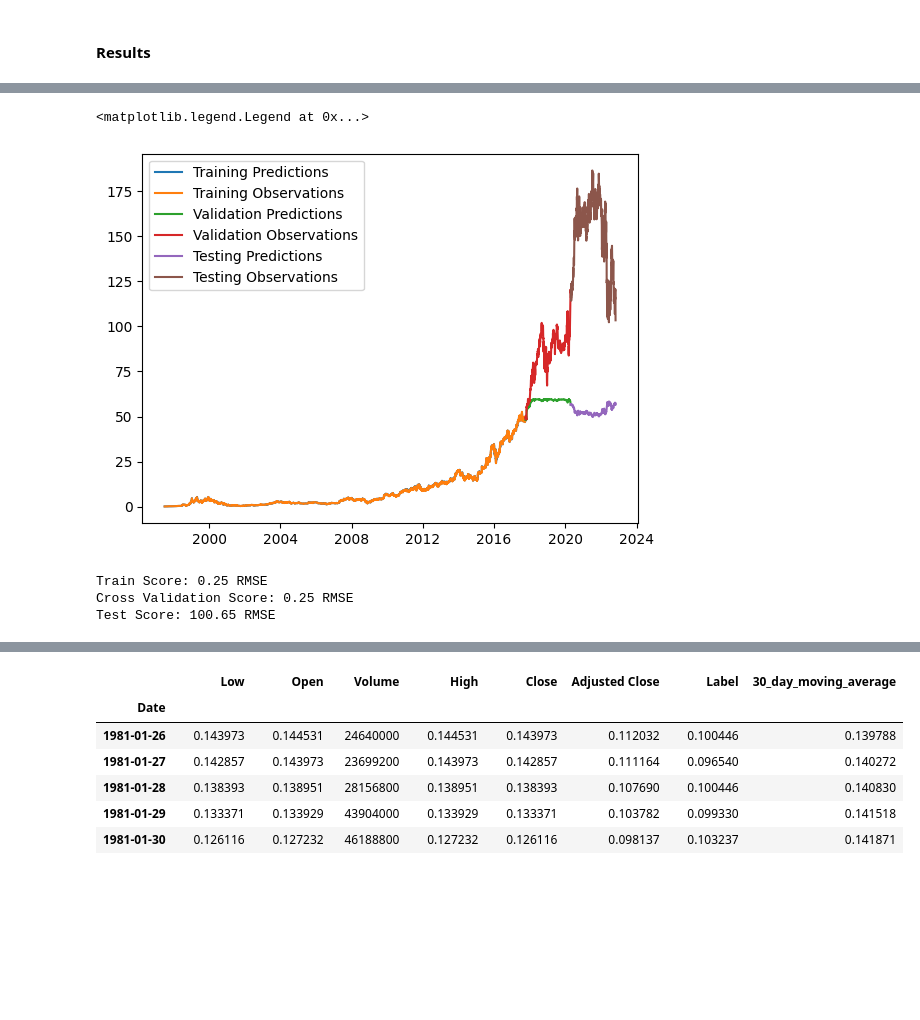
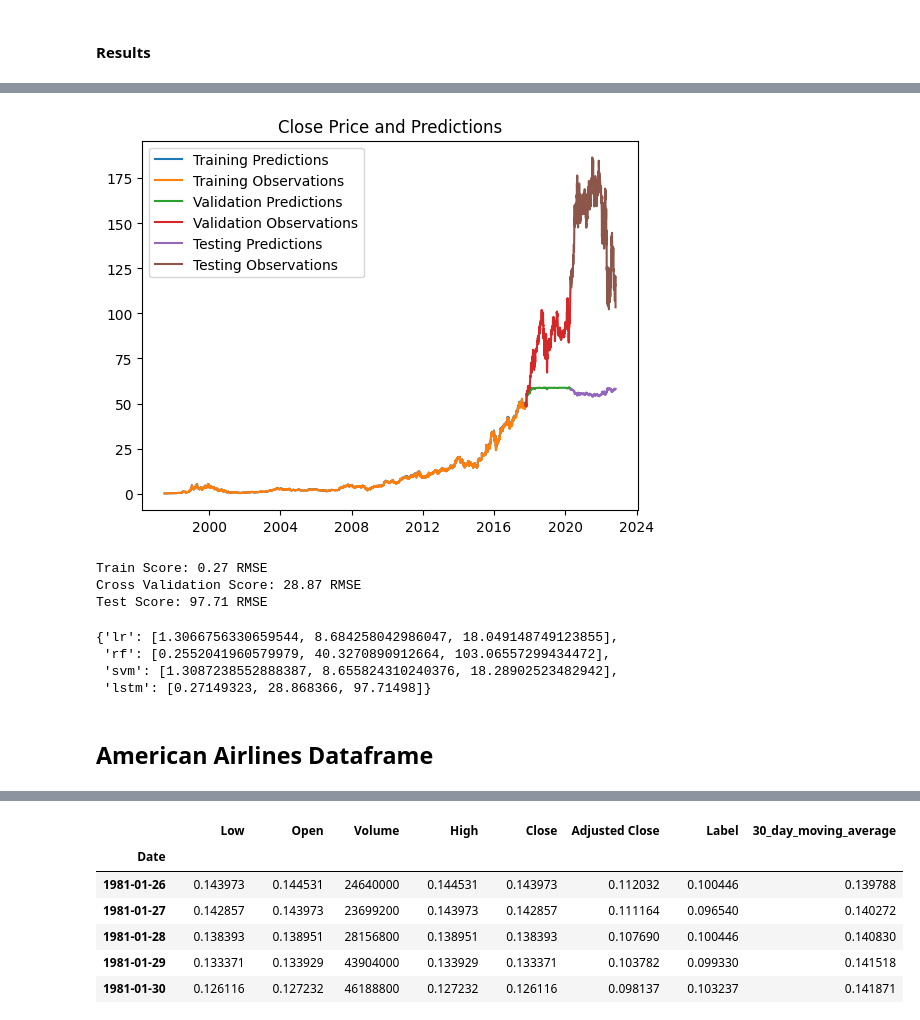
Before and after one commit to ccpoe9/Stock-Price-Prediction, a Jupyter notebook: stock-price-prediction.ipynb, the cells around one changed output, grey strips where cells are left out. Saved outputs shown, nothing was run; the diff lists cells and outputs as text; code cells hidden in the pictures; blank space fills up the shorter version.

```diff
--- a/stock-price-prediction.ipynb
+++ b/stock-price-prediction.ipynb
@@ -32,3 +34,12 @@ def load_data(stock):
+# %%
+def split_data(X, y, test_ratio=0.1, val_ratio=0.1):
+    X_train, X_temp, y_train, y_temp = train_test_split(
+        X, y, test_size=test_ratio + val_ratio, shuffle=False
+    )
+    X_val, X_test, y_val, y_test = train_test_split(
+        X_temp, y_temp, test_size=test_ratio / (test_ratio + val_ratio), shuffle=False
+    )
+    return X_train, X_val, X_test, y_train, y_val, y_test
 # %% [markdown]
 ### LSTM Functions
 # %%
@@ -212,4 +354,5 @@ windowed_df
 6376 rows × 5 columns
 # %%
 dates, X, y = windowed_df_to_date_X_y(windowed_df)
-dates.shape, X.shape, y.shape
+# dates.shape, X.shape, y.shape
+X_train, X_val, X_test, y_train, y_val, y_test = split_data(X, y)
@@ -218,8 +359,5 @@ dates.shape, X.shape, y.shape
-# %%
-q_80 = int(len(dates) * .8)
-q_90 = int(len(dates) * .9)
-
-dates_train, X_train, y_train = dates[:q_80], X[:q_80], y[:q_80]
-dates_val, X_val, y_val = dates[q_80:q_90], X[q_80:q_90], y[q_80:q_90]
-dates_test, X_test, y_test = dates[q_90:], X[q_90:], y[q_90:]
+# %%
+dates_train = dates[: len(X_train)]
+dates_val = dates[len(X_train) : len(X_train) + len(X_val)]
+dates_test = dates[len(X_train) + len(X_val) :]
 # %%
@@ -279,20 +420,18 @@ val_pred = model.predict(X_val).flatten()
 test_pred = model.predict(X_test).flatten()
 
 # training data
-plt.plot(dates_train, train_pred)
-plt.plot(dates_train, y_train)
+plt.plot(dates_train, train_pred, label="Training Predictions")
+plt.plot(dates_train, y_train, label="Training Observations")
 
 # validation data
-plt.plot(dates_val, val_pred)
-plt.plot(dates_val, y_val)
+plt.plot(dates_val, val_pred, label="Validation Predictions")
+plt.plot(dates_val, y_val, label="Validation Observations")
 
 # testing data
-plt.plot(dates_test, test_pred)
-plt.plot(dates_test, y_test)
-plt.legend(['Training Predictions',
-            'Training Observations',
-            'Validation Predictions',
-            'Validation Observations',
-            'Testing Predictions',
-            'Testing Observations'])
+plt.plot(dates_test, test_pred, label="Testing Predictions")
+plt.plot(dates_test, y_test, label="Testing Observations")
+
+plt.title("Close Price and Predictions")
+plt.legend()
+plt.show()
 # %% [output]
@@ -302,13 +441,26 @@ plt.legend(['Training Predictions',
-<matplotlib.legend.Legend at 0x...>
-[figure, old version]
+[figure, new version]
 # %%
 trainScore = np.sqrt(mean_squared_error(y_train, train_pred))
 print('Train Score: %.2f RMSE' % (trainScore))
 valScore = np.sqrt(mean_squared_error(y_val, val_pred))
-print('Cross Validation Score: %.2f RMSE' % (trainScore))
+print('Cross Validation Score: %.2f RMSE' % (valScore))
 testScore = np.sqrt(mean_squared_error(y_test, test_pred))
 print('Test Score: %.2f RMSE' % (testScore))
+
+# create a list of scores
+results = [trainScore, valScore, testScore]
+# add the list to the dictionary
+amzn_scores["lstm"] = results
 # %% [output]
-Train Score: 0.25 RMSE
-Cross Validation Score: 0.25 RMSE
-Test Score: 100.65 RMSE
+Train Score: 0.27 RMSE
+Cross Validation Score: 28.87 RMSE
+Test Score: 97.71 RMSE
+# %%
+amzn_scores
+# %% [output]
+{'lr': [1.3066756330659544, 8.684258042986047, 18.049148749123855],
+ 'rf': [0.2552041960579979, 40.3270890912664, 103.06557299434472],
+ 'svm': [1.3087238552888387, 8.655824310240376, 18.28902523482942],
+ 'lstm': [0.27149323, 28.868366, 97.71498]}
+# %% [markdown]
+## American Airlines Dataframe
```
Also changed, not shown: parts of 185 cells of this notebook, 3 other files.
